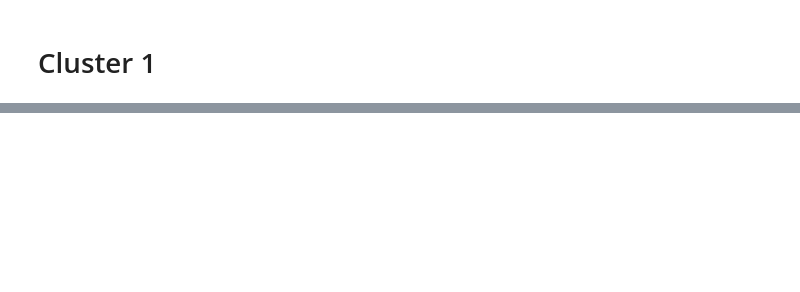
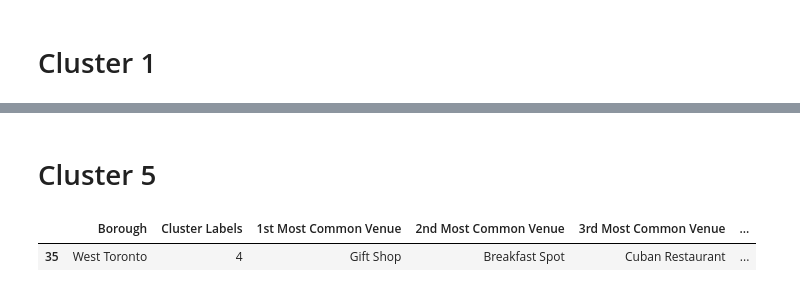
Before and after one commit to abidsifat09/Capstone-Project, a Jupyter notebook: Segmenting and Clustering Neighborhoods in Toronto.ipynb, the cells around one changed output, grey strips where cells are left out. Drawn from its saved outputs; the diff is of its cells as text; code cells hidden in the pictures; blank space fills up the shorter version.

```diff
--- a/Segmenting and Clustering Neighborhoods in Toronto.ipynb
+++ b/Segmenting and Clustering Neighborhoods in Toronto.ipynb
@@ -263,0 +483,7 @@ toronto_merged.loc[toronto_merged['Cluster Labels'] == 0, toronto_merged.columns
+# %% [markdown]
+# Cluster 5
+# %%
+toronto_merged.loc[toronto_merged['Cluster Labels'] == 4, toronto_merged.columns[[1] + list(range(5, toronto_merged.shape[1]))]]
+# %% [output]
+|  | Borough | Cluster Labels | 1st Most Common Venue | 2nd Most Common Venue | 3rd Most Common Venue | ... |
+| 35 | West Toronto | 4 | Gift Shop | Breakfast Spot | Cuban Restaurant | ... |
```
Also changed, not shown: parts of 28 cells of this notebook.
